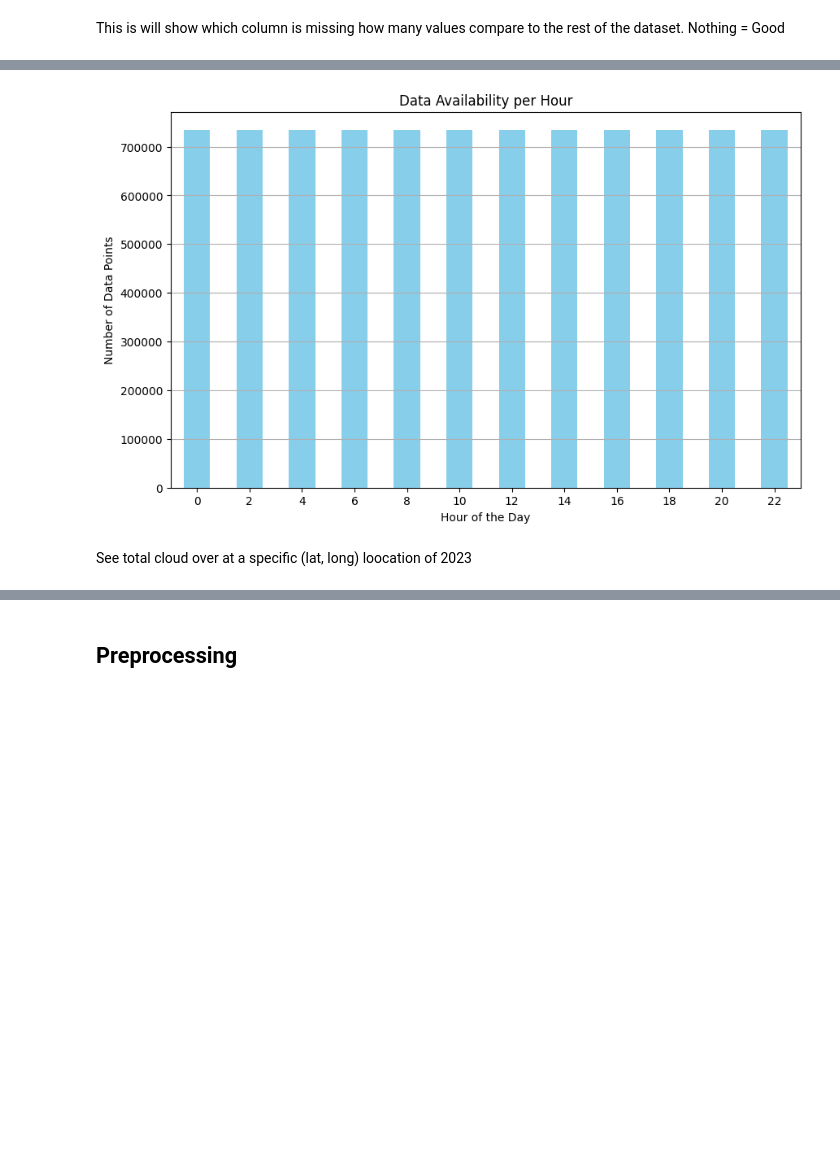
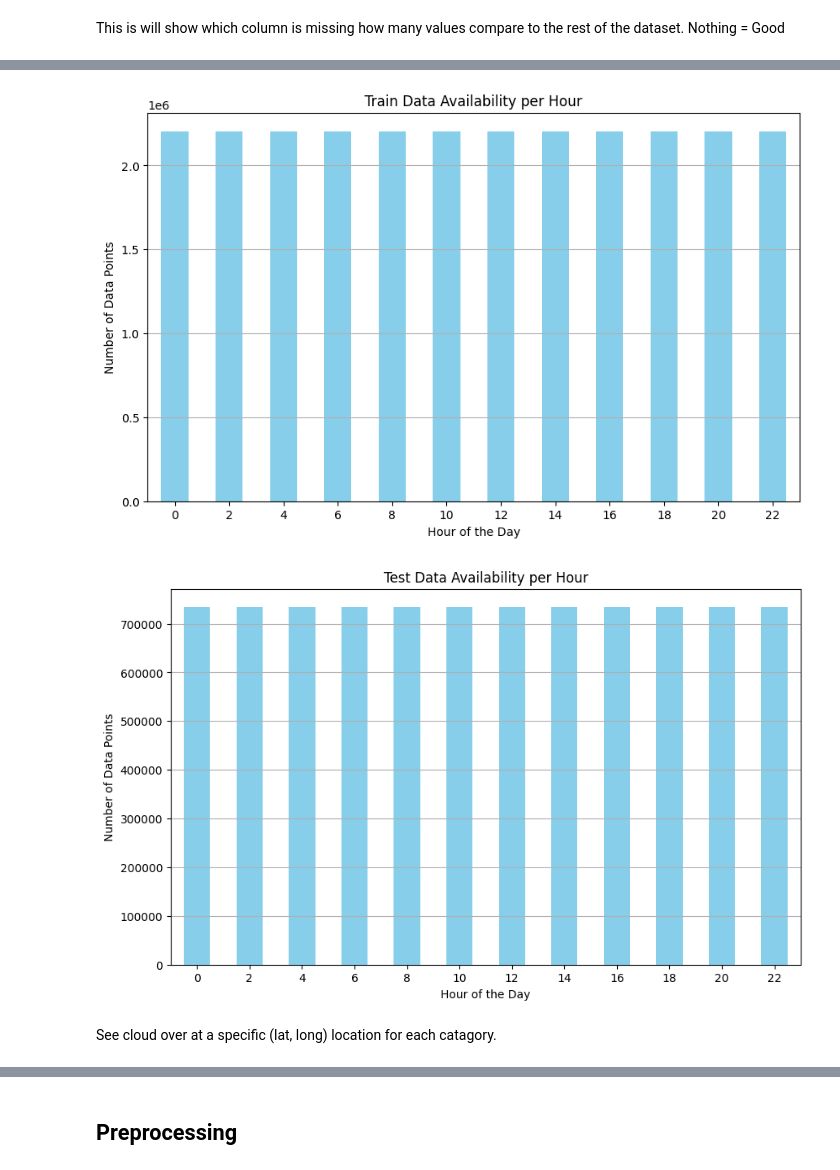
Before and after one commit to anhphan2705/cloud_predictor, a Jupyter notebook: notebooks/data_process.ipynb, the cells around one changed output, grey strips where cells are left out. Drawn from its saved outputs; the diff is of its cells as text; code cells hidden in the pictures; blank space fills up the shorter version.

```diff
--- a/notebooks/data_process.ipynb
+++ b/notebooks/data_process.ipynb
@@ -72,7 +59,7 @@ Combine all the separately downloaded file into one and load into panda datafram
 import xarray as xr
 import pandas as pd
 
-years = ['2023']
+years = ['2017', '2019', '2021']
 
 # List of yearly files
 yearly_files = [f'./../data/vietnam_cloud_data/vietnam_cloud_data_{year}.nc' for year in years]
@@ -89,7 +76,7 @@ for file, year in zip(yearly_files, years):
 combined_ds = xr.concat(datasets, dim='time')
 
 # Save the combined dataset if needed
-combined_ds.to_netcdf('./../data/vietnam_cloud_data/vietnam_cloud_data_combined.nc')
+combined_ds.to_netcdf('./../data/vietnam_cloud_data/vietnam_cloud_data_combined_test.nc')
 
 # Print available variables
 print(combined_ds.data_vars)
@@ -111,4 +104,4 @@ Convert to datafram
 variables = ['tcc', 'hcc', 'mcc', 'lcc', 'tciw', 'tclw']
 
 # Convert to DataFrame
-df = combined_ds[variables].to_dataframe().reset_index()
+train_df = combined_ds[variables].to_dataframe().reset_index()
@@ -161,16 +210,15 @@ plot_nan_counts(df)
 # %%
 # Process the DataFrame to handle missing values, etc.
-df = df.dropna()
+# df = df.dropna()
 
 # # Convert timestamps to a datetime format
-df['time'] = pd.to_datetime(df['time'])
+train_df['time'] = pd.to_datetime(train_df['time'])
 
 # Print the count of non-missing values in each column
-print(df.count())
+print(train_df.count())
 
 # Visualize data in the DataFrame
-print(df.head())
-
+train_df
 # Save the DataFrame to a CSV file for easier inspection if needed
 # df.to_csv('./../data/vietnam_cloud_data_2023.csv', index=False)
 # %% [output]
@@ -195,0 +248,14 @@ Visualizing data count by hours
+# %%
+# Process the DataFrame to handle missing values, etc.
+# df = df.dropna()
+
+# # Convert timestamps to a datetime format
+test_df['time'] = pd.to_datetime(test_df['time'])
+
+# Print the count of non-missing values in each column
+print(test_df.count())
+
+# Visualize data in the DataFrame
+test_df
+# Save the DataFrame to a CSV file for easier inspection if needed
+# df.to_csv('./../data/vietnam_cloud_data_2023.csv', index=False)
@@ -196,37 +286,39 @@ Visualizing data count by hours
 # %%
 def plot_data_availability_per_hour(df, time_column='time', title="Data Availability per Hour"):
     """
     Plots the total number of data points available per hour in the dataset.
 
     Parameters:
     df (pd.DataFrame): The dataset as a Pandas DataFrame.
     time_column (str): The name of the column containing the datetime information.
     title (str): The title of the plot.
     """
     # Ensure the time column is in datetime format
     df[time_column] = pd.to_datetime(df[time_column])
 
     # Extract the hour from the datetime column
     df['hour'] = df[time_column].dt.hour
 
     # Group by hour and count the number of records for each hour
     hourly_counts = df.groupby('hour').size()
 
     # Plot the data
     plt.figure(figsize=(10, 6))
     hourly_counts.plot(kind='bar', color='skyblue')
     plt.title(title)
     plt.xlabel('Hour of the Day')
     plt.ylabel('Number of Data Points')
     plt.xticks(rotation=0)
     plt.grid(axis='y')
     plt.show()
 
-plot_data_availability_per_hour(df)
+plot_data_availability_per_hour(train_df, title="Train Data Availability per Hour")
+plot_data_availability_per_hour(test_df, title="Test Data Availability per Hour")
 # %% [output]
-[figure, old version]
+[figure, new version]
+[figure, added]
 # %% [markdown]
-See total cloud over at a specific (lat, long) loocation of 2023
+See cloud over at a specific (lat, long) location for each catagory.
 # %%
 import seaborn as sns
 
```
Also changed, not shown: parts of 30 cells of this notebook.
